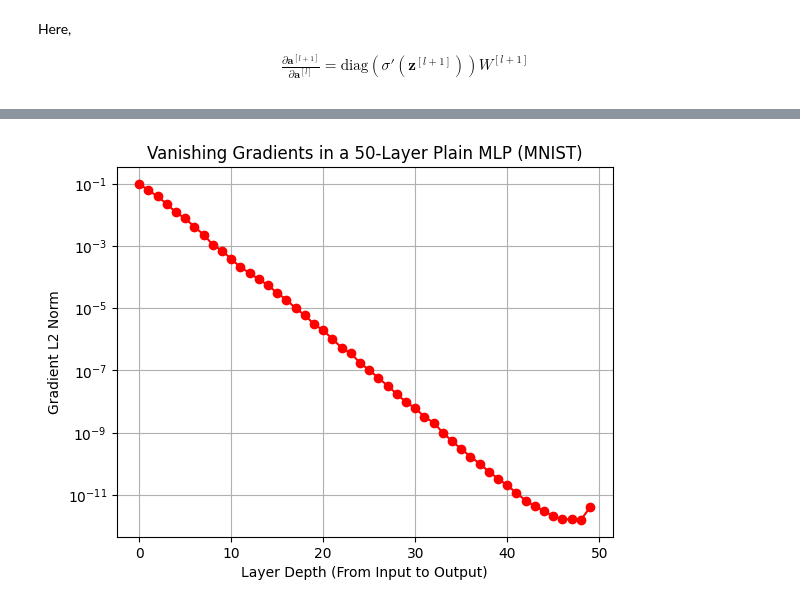
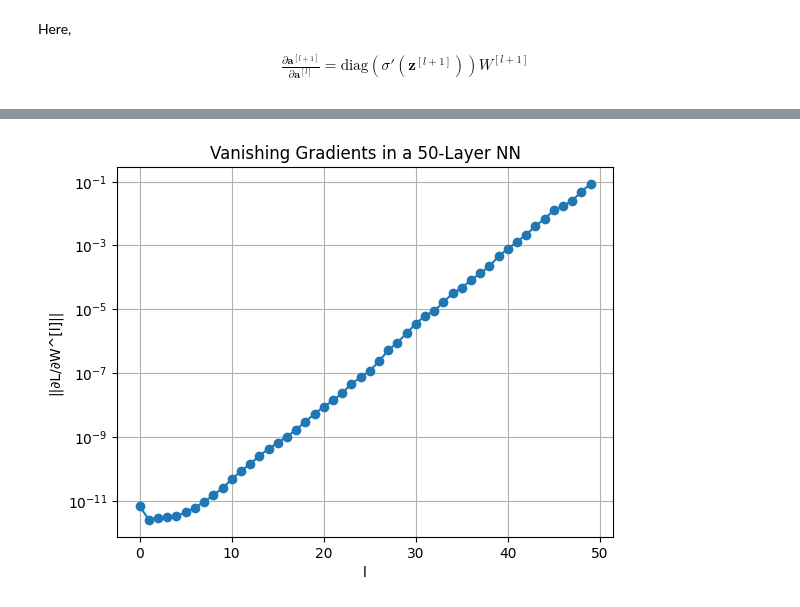
Before and after one commit to Shivam-3921/Connecting_ResNet_with_Neural_ODEs, a Jupyter notebook: SL_Final_Project.ipynb, the cells around one changed output, grey strips where cells are left out. Drawn from its saved outputs; the diff is of its cells as text; code cells hidden in the pictures.

```diff
--- a/SL_Final_Project.ipynb
+++ b/SL_Final_Project.ipynb
@@ -117,40 +115,3 @@ plt.show()
 # %%
-# 1. Load a single batch of MNIST data
-transform = transforms.Compose([transforms.ToTensor(), transforms.Normalize((0.5,), (0.5,))])
-trainset = datasets.MNIST(root='./data', train=True, download=True, transform=transform)
-trainloader = torch.utils.data.DataLoader(trainset, batch_size=64, shuffle=True)
-
-# Get one batch of images and labels
-images, labels = next(iter(trainloader))
-
-# 2. Setup the experiment
-torch.manual_seed(42)
-model = MLP(in_features=784, hidden_features=128, out_features=10,num_layers=50)
-
-# Use CrossEntropyLoss for classification (combines LogSoftmax and NLLLoss)
-criterion = nn.CrossEntropyLoss()
-
-# 3. Forward pass
-output = model(images)
-loss = criterion(output, labels)
-
-# 4. Backward pass
-loss.backward()
-
-# 5. Extract and plot gradient norms
-grad_norms = []
-for layer in model.layers:
-    norm = layer.weight.grad.norm().item()
-    grad_norms.append(norm)
-
-grad_norms.reverse() # Reverse to plot from input layer to output layer
-
-plt.plot(grad_norms, marker='o', color='red')
-plt.title("Vanishing Gradients in a 50-Layer Plain MLP (MNIST)")
-plt.xlabel("Layer Depth (From Input to Output)")
-plt.ylabel("Gradient L2 Norm")
-plt.yscale("log")
-plt.grid(True)
-plt.show()
+transform = transforms.Compose([transforms.ToTensor(),
+                            transforms.Normalize((0.5,), (0.5,))])
-# %% [output]
-[figure, removed]
@@ -156,0 +125,31 @@ plt.show()
+# %%
+# multi-layer preceptron
+model = MLP(in_features=784, hidden_features=128, out_features=10,num_layers=50)
+
+# Use CrossEntropyLoss for classification (combines LogSoftmax and NLLLoss)
+criterion = nn.CrossEntropyLoss()
+
+# Forward pass
+output = model(images)
+loss = criterion(output, labels)
+
+# Backward pass
+loss.backward()
+
+# Extract and plot gradient norms
+gradient_norms = []
+for layer in model.layers:
+    norm = layer.weight.grad.norm().item()
+    gradient_norms.append(norm)
+
+
+# Plotting the results
+plt.plot(gradient_norms, marker='o')
+plt.title("Vanishing Gradients in a 50-Layer NN")
+plt.xlabel("l")
+plt.ylabel(f"||∂L/∂W^[l]||")
+plt.yscale("log")
+plt.grid(True)
+plt.show()
+# %% [output]
+[figure, added]
```
Also changed, not shown: parts of 5 cells of this notebook.
